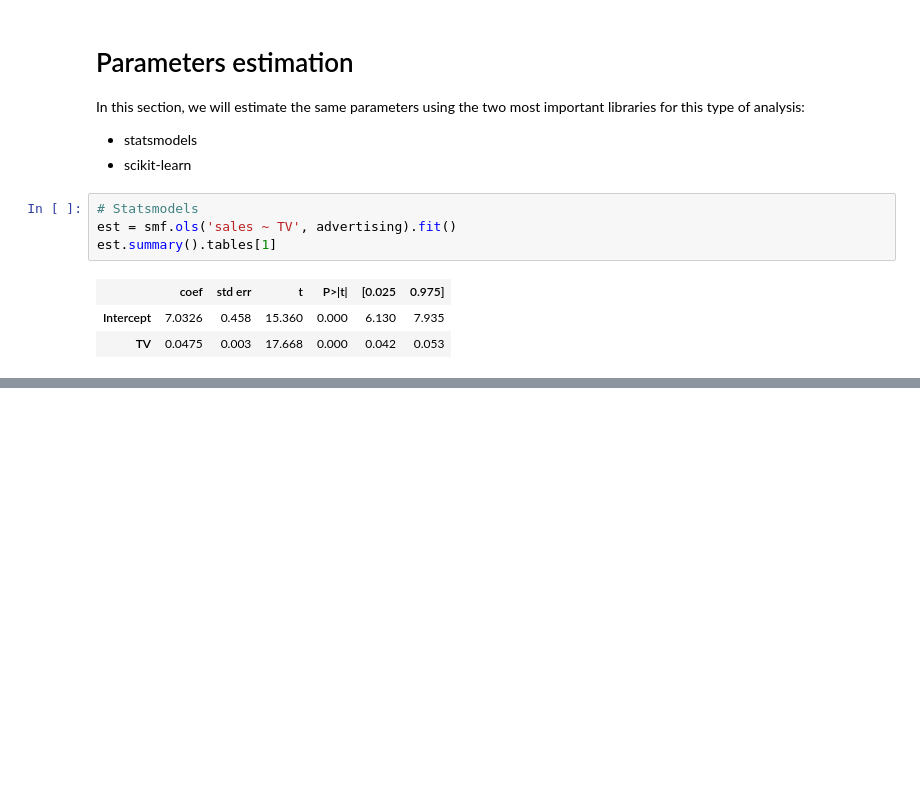
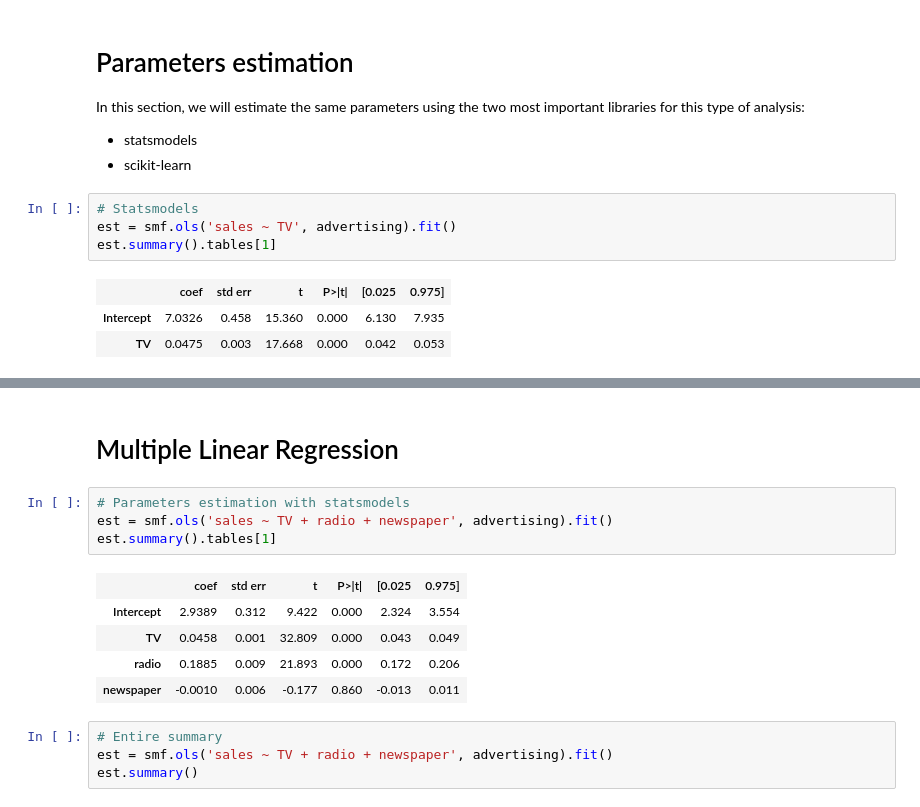
Before and after one commit to vincenzorrei/EDU-LinearRegression, a Jupyter notebook: main.ipynb, the cells around one changed output, grey strips where cells are left out. Cells and saved outputs as stored; diff of their text form; blank space fills up the shorter version.

```diff
--- a/main.ipynb
+++ b/main.ipynb
@@ -118,0 +143,16 @@ regr = skl_lm.LinearRegression()
+# %% [markdown]
+# Multiple Linear Regression
+# %%
+# Parameters estimation with statsmodels
+est = smf.ols('sales ~ TV + radio + newspaper', advertising).fit()
+est.summary().tables[1]
+# %% [output]
+|  | coef | std err | t | P>|t| | [0.025 | 0.975] |
+| Intercept | 2.9389 | 0.312 | 9.422 | 0.000 | 2.324 | 3.554 |
+| TV | 0.0458 | 0.001 | 32.809 | 0.000 | 0.043 | 0.049 |
+| radio | 0.1885 | 0.009 | 21.893 | 0.000 | 0.172 | 0.206 |
+| newspaper | -0.0010 | 0.006 | -0.177 | 0.860 | -0.013 | 0.011 |
+# %%
+# Entire summary
+est = smf.ols('sales ~ TV + radio + newspaper', advertising).fit()
+est.summary()
```
Also changed, not shown: parts of 8 cells of this notebook.
